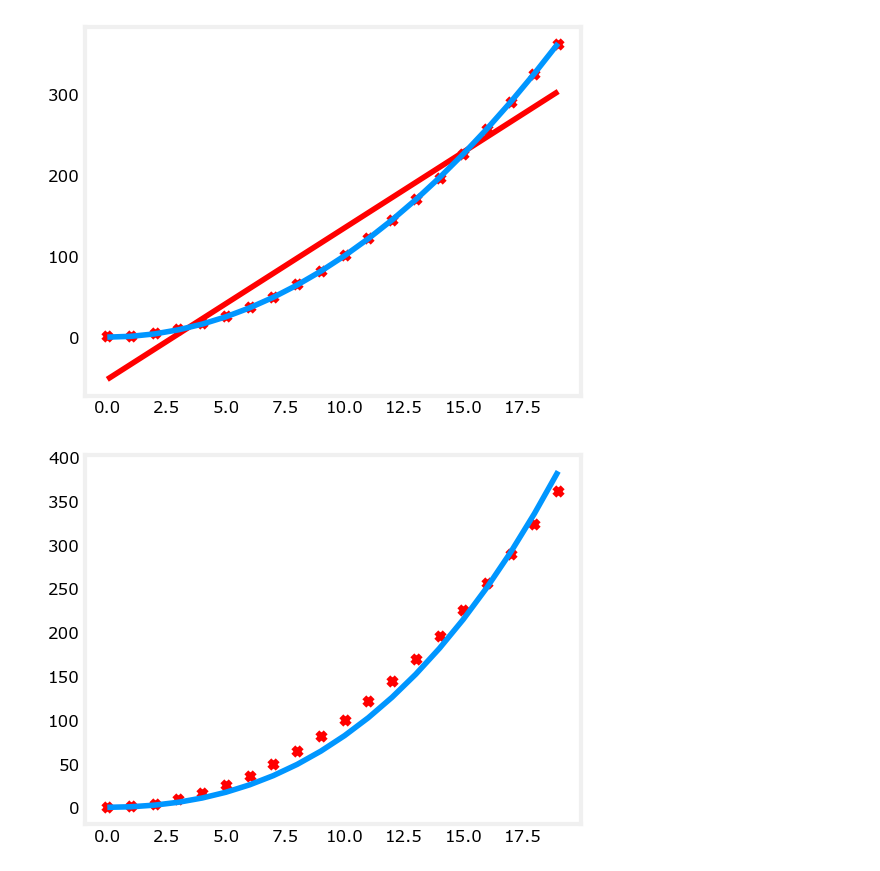
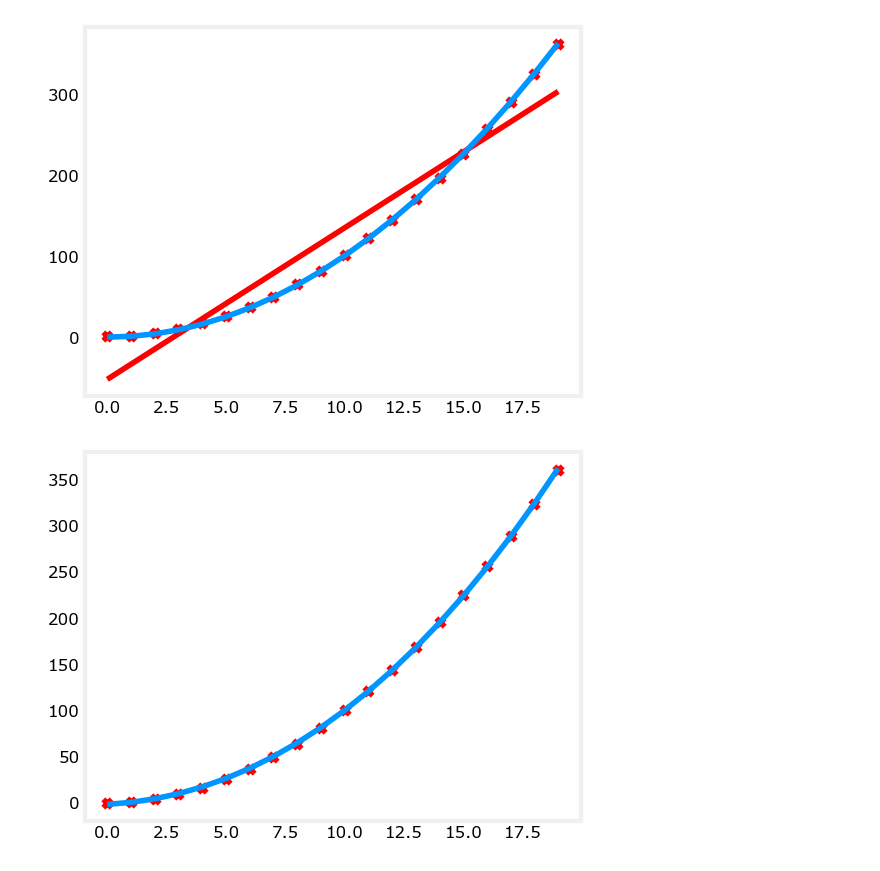
Before and after one commit to jsprogram2014/Single-Linear-Regression-with-Feature-Engineering, a Jupyter notebook: Week02-Lab04.ipynb, the cells around one changed output. Cells and saved outputs as stored; diff of their text form; code cells hidden in the pictures.

```diff
--- a/Week02-Lab04.ipynb
+++ b/Week02-Lab04.ipynb
@@ -121,17 +123,19 @@ polynomial_model_tester_X2()
 # %%
 # feature engineering with using xx2x3
 def polynomial_model_tester_XX2X3():
     x=np.arange(0,20,1)
     y=x**2
 
     plt.scatter(x,y,c='r',marker='x')
 
     X=np.c_[x,x**2,x**3]
+    X,x_mean,x_std=normalize_features(X)
+    # print(f'{X}')
 
-    W,B=computing_gradient_descent(X,y,1e-7,10000)
+    W,B=computing_gradient_descent(X,y,a=1e-1,iterations=10000)
     Y=compute_prediction(X,W,B)
     plt.plot(x,Y)
 
 polynomial_model_tester_XX2X3()
 # %% [output]
-[figure, old version]
+[figure, new version]
```
Also changed, not shown: parts of 2 cells of this notebook.
